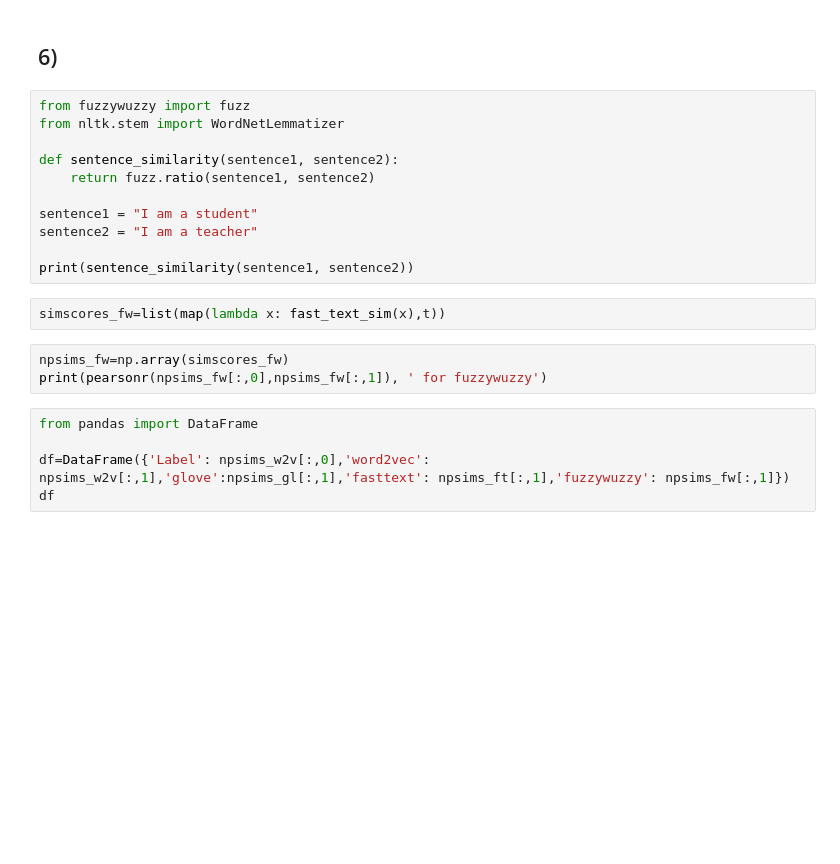
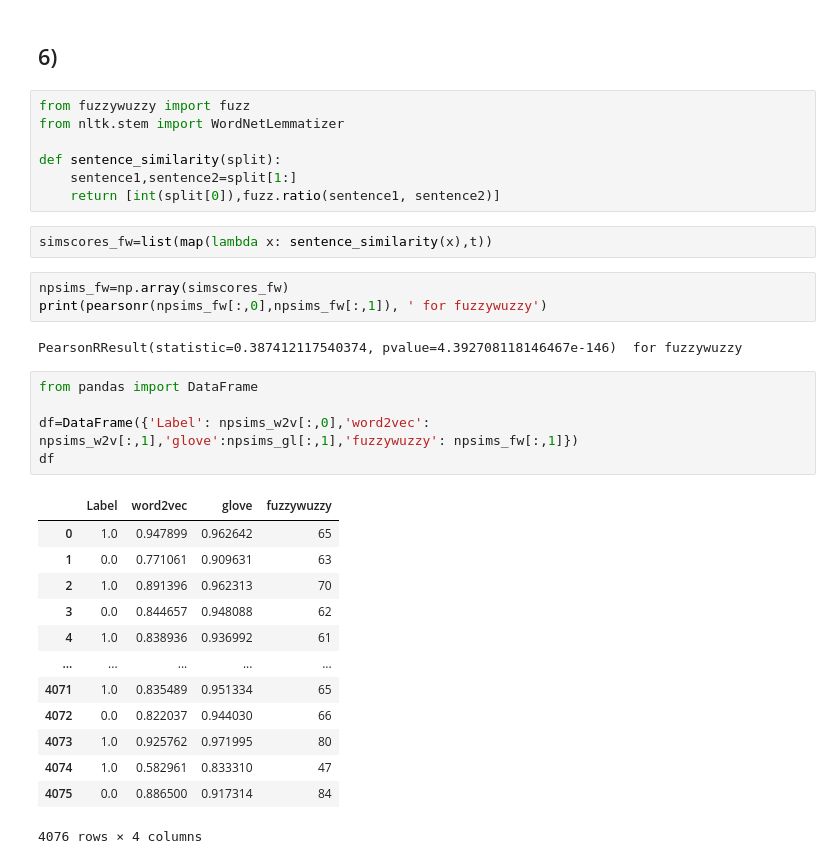
Before and after one commit to manuu1311/NLP, a Jupyter notebook: labs/lab3/Live/live.ipynb, the cells around one changed output. Saved outputs shown, nothing was run; the diff lists cells and outputs as text; blank space fills up the shorter version.

```diff
--- a/labs/lab3/Live/live.ipynb
+++ b/labs/lab3/Live/live.ipynb
@@ -341,20 +332,32 @@ print(pearsonr(npsims_ft[:,0],npsims_ft[:,1]),' for fasttext')
 from fuzzywuzzy import fuzz
 from nltk.stem import WordNetLemmatizer
 
-def sentence_similarity(sentence1, sentence2):
-    return fuzz.ratio(sentence1, sentence2)
-
-sentence1 = "I am a student"
-sentence2 = "I am a teacher"
-
-print(sentence_similarity(sentence1, sentence2))
+def sentence_similarity(split):
+    sentence1,sentence2=split[1:]
+    return [int(split[0]),fuzz.ratio(sentence1, sentence2)]
 # %%
-simscores_fw=list(map(lambda x: fast_text_sim(x),t))
+simscores_fw=list(map(lambda x: sentence_similarity(x),t))
 # %%
 npsims_fw=np.array(simscores_fw)
 print(pearsonr(npsims_fw[:,0],npsims_fw[:,1]), ' for fuzzywuzzy')
+# %% [output]
+PearsonRResult(statistic=0.387412117540374, pvalue=4.392708118146467e-146)  for fuzzywuzzy
 # %%
 from pandas import DataFrame
 
-df=DataFrame({'Label': npsims_w2v[:,0],'word2vec': npsims_w2v[:,1],'glove':npsims_gl[:,1],'fasttext': npsims_ft[:,1],'fuzzywuzzy': npsims_fw[:,1]})
+df=DataFrame({'Label': npsims_w2v[:,0],'word2vec': npsims_w2v[:,1],'glove':npsims_gl[:,1],'fuzzywuzzy': npsims_fw[:,1]})
 df
+# %% [output]
+|  | Label | word2vec | glove | fuzzywuzzy |
+| 0 | 1.0 | 0.947899 | 0.962642 | 65 |
+| 1 | 0.0 | 0.771061 | 0.909631 | 63 |
+| 2 | 1.0 | 0.891396 | 0.962313 | 70 |
+| 3 | 0.0 | 0.844657 | 0.948088 | 62 |
+| 4 | 1.0 | 0.838936 | 0.936992 | 61 |
+| ... | ... | ... | ... | ... |
+| 4071 | 1.0 | 0.835489 | 0.951334 | 65 |
+| 4072 | 0.0 | 0.822037 | 0.944030 | 66 |
+| 4073 | 1.0 | 0.925762 | 0.971995 | 80 |
+| 4074 | 1.0 | 0.582961 | 0.833310 | 47 |
+| 4075 | 0.0 | 0.886500 | 0.917314 | 84 |
+4076 rows × 4 columns
```
Also changed, not shown: parts of 8 cells of this notebook.
